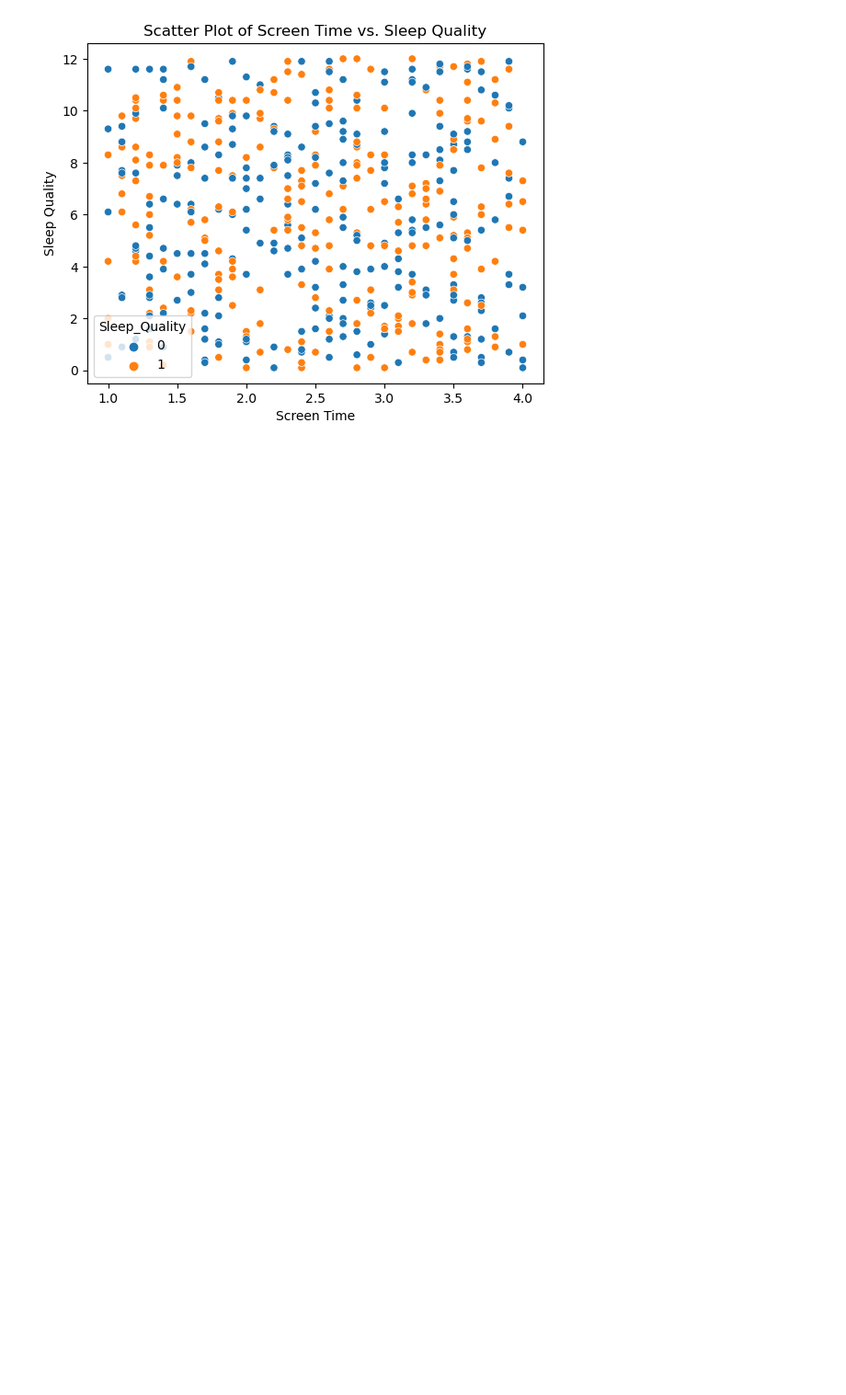
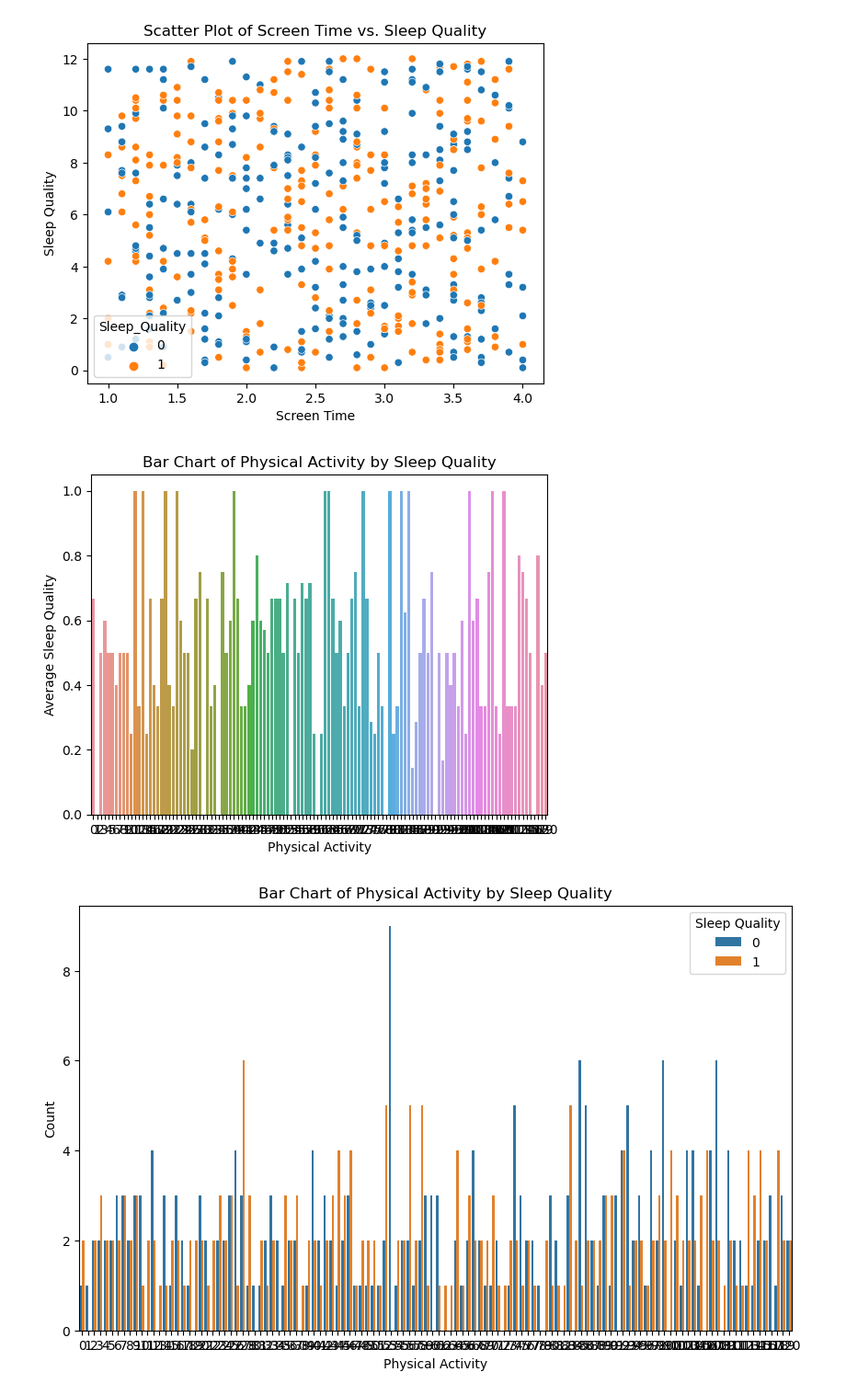
Before and after one commit to ShemaiahYaba/ML-classification-project, a Jupyter notebook: SLEEP QUALITY CLASSIFICATION.ipynb, the cells around one changed output. Shown: that part at 92% size. Saved outputs shown, nothing was run; the diff lists cells and outputs as text; code cells hidden in the pictures; blank space fills up the shorter version.

```diff
--- a/SLEEP QUALITY CLASSIFICATION.ipynb
+++ b/SLEEP QUALITY CLASSIFICATION.ipynb
@@ -298,3 +286,21 @@ plt.show()
 # %% [output]
 [figure]
 [figure]
+# %%
+# Bar chart for Physical Activity against Sleep Quality
+sns.barplot(x='Physical_Activity', y='Sleep_Quality', data=df, ci=None)
+plt.title('Bar Chart of Physical Activity by Sleep Quality')
+plt.xlabel('Physical Activity')
+plt.ylabel('Average Sleep Quality')
+plt.show()
+
+# Bar chart for Physical Activity against Sleep Quality
+sns.countplot(x='Physical_Activity', hue='Sleep_Quality', data=df)
+plt.title('Bar Chart of Physical Activity by Sleep Quality')
+plt.xlabel('Physical Activity')
+plt.ylabel('Count')
+plt.legend(title='Sleep Quality')
+plt.show()
+# %% [output]
+[figure, added]
+[figure, added]
```
Also changed, not shown: parts of 5 cells of this notebook.
